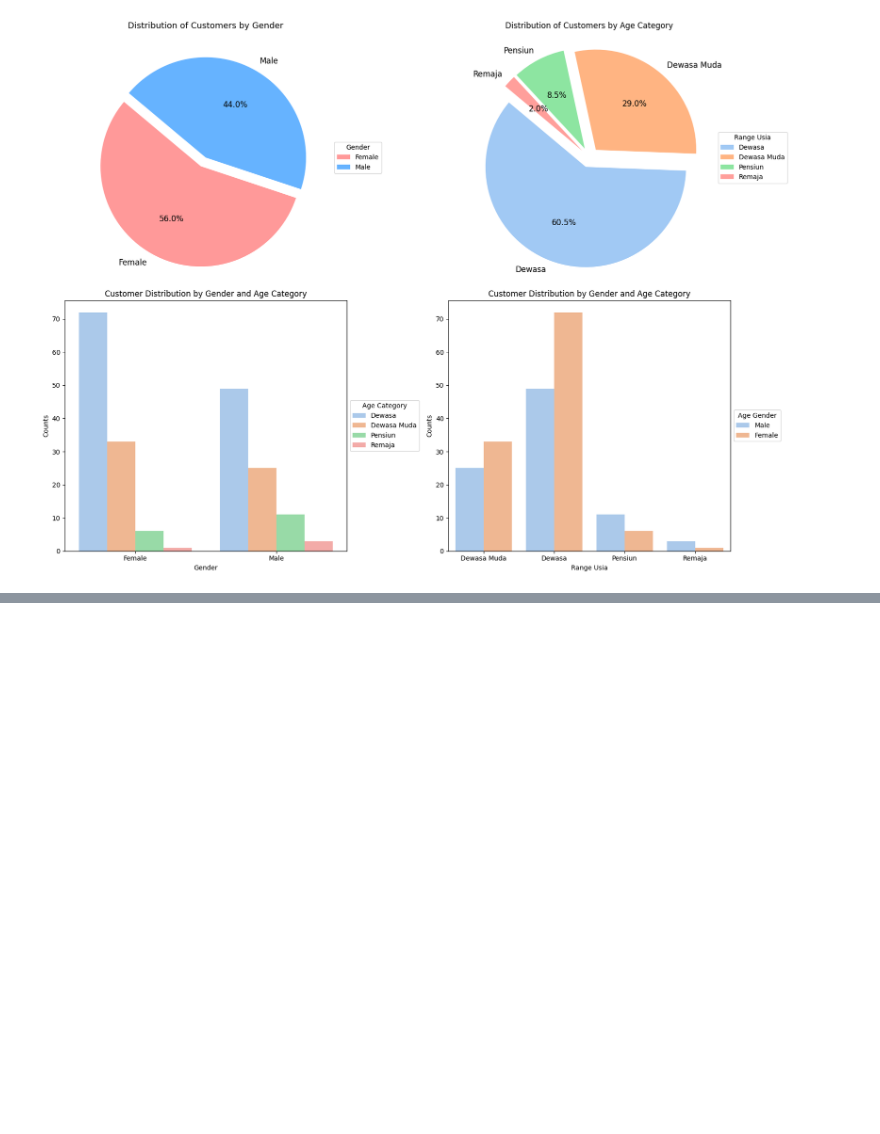
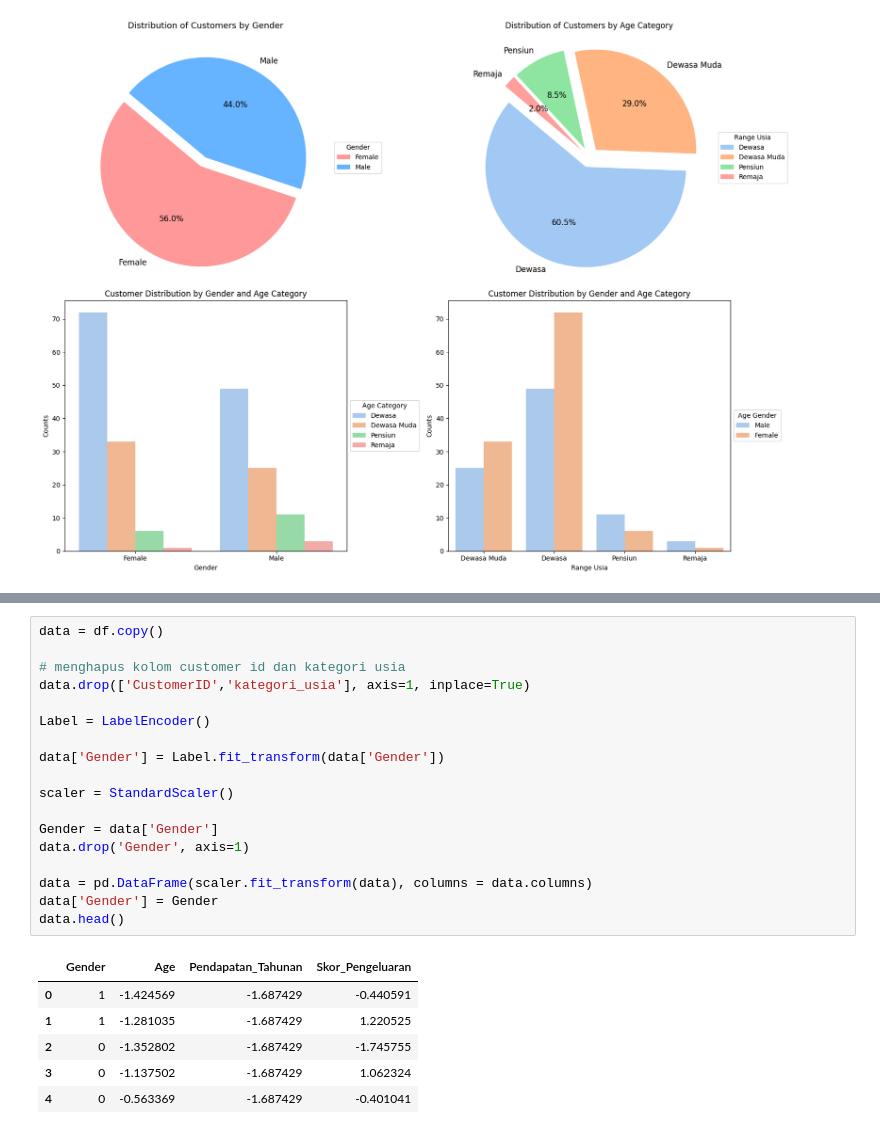
Before and after one commit to BlackBox-Ops/ML-Customer-Segmentation, a Jupyter notebook: notebooks/analisis_eda.ipynb, the cells around one changed output, grey strips where cells are left out. Drawn from its saved outputs; the diff is of its cells as text; blank space fills up the shorter version.

```diff
--- a/notebooks/analisis_eda.ipynb
+++ b/notebooks/analisis_eda.ipynb
@@ -1246,0 +1293,25 @@ plt.show()
+# %%
+data = df.copy()
+
+# menghapus kolom customer id dan kategori usia
+data.drop(['CustomerID','kategori_usia'], axis=1, inplace=True)
+
+Label = LabelEncoder()
+
+data['Gender'] = Label.fit_transform(data['Gender'])
+
+scaler = StandardScaler()
+
+Gender = data['Gender']
+data.drop('Gender', axis=1)
+
+data = pd.DataFrame(scaler.fit_transform(data), columns = data.columns)
+data['Gender'] = Gender
+data.head()
+# %% [output]
+|  | Gender | Age | Pendapatan_Tahunan | Skor_Pengeluaran |
+| 0 | 1 | -1.424569 | -1.687429 | -0.440591 |
+| 1 | 1 | -1.281035 | -1.687429 | 1.220525 |
+| 2 | 0 | -1.352802 | -1.687429 | -1.745755 |
+| 3 | 0 | -1.137502 | -1.687429 | 1.062324 |
+| 4 | 0 | -0.563369 | -1.687429 | -0.401041 |
```
Also changed, not shown: parts of 8 cells of this notebook.
